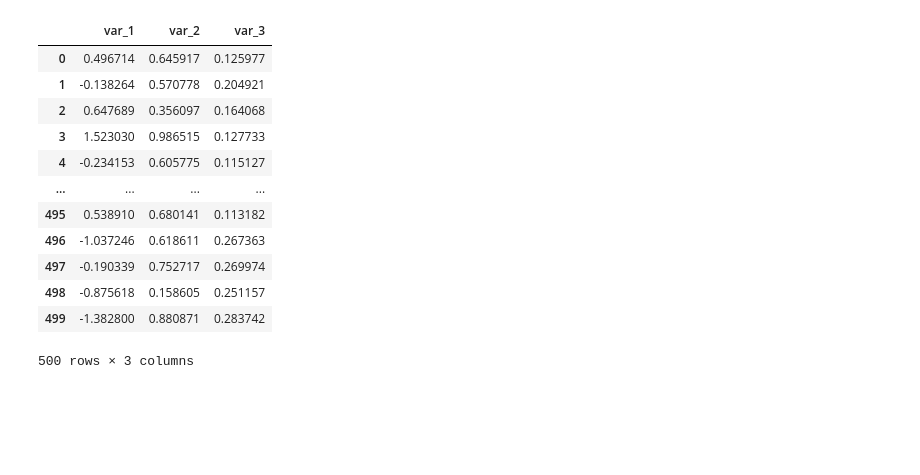
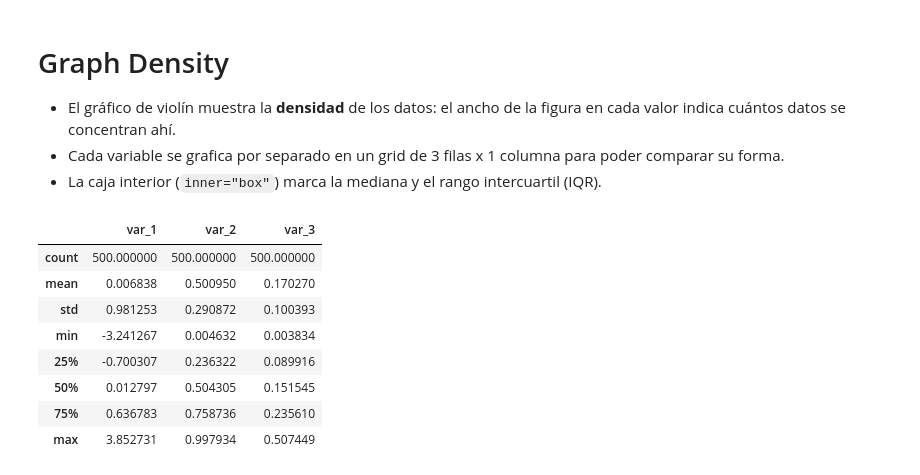
Before and after one commit to jcarloshg/codificando_bits, a Jupyter notebook: estadistica_descriptiva/08.graph-density.ipynb, the cells around one changed output. Drawn from its saved outputs; the diff is of its cells as text; code cells hidden in the pictures; blank space fills up the shorter version.

```diff
--- a/estadistica_descriptiva/08.graph-density.ipynb
+++ b/estadistica_descriptiva/08.graph-density.ipynb
@@ -1,19 +1,23 @@
+# %% [markdown]
+# Graph Density
+
+- El gráfico de violín muestra la **densidad** de los datos: el ancho de la figura en cada valor indica cuántos datos se concentran ahí.
+- Cada variable se grafica por separado en un grid de 3 filas x 1 columna para poder comparar su forma.
+- La caja interior (`inner="box"`) marca la mediana y el rango intercuartil (IQR).
 # %%
 import pandas as pd
+import seaborn as sns
+import matplotlib.pyplot as plt
 
 df = pd.read_csv("data/data-histogramas.csv")
-df
+df.describe()
 # %% [output]
 |  | var_1 | var_2 | var_3 |
-| 0 | 0.496714 | 0.645917 | 0.125977 |
-| 1 | -0.138264 | 0.570778 | 0.204921 |
-| 2 | 0.647689 | 0.356097 | 0.164068 |
-| 3 | 1.523030 | 0.986515 | 0.127733 |
-| 4 | -0.234153 | 0.605775 | 0.115127 |
-| ... | ... | ... | ... |
-| 495 | 0.538910 | 0.680141 | 0.113182 |
-| 496 | -1.037246 | 0.618611 | 0.267363 |
-| 497 | -0.190339 | 0.752717 | 0.269974 |
-| 498 | -0.875618 | 0.158605 | 0.251157 |
-| 499 | -1.382800 | 0.880871 | 0.283742 |
+| count | 500.000000 | 500.000000 | 500.000000 |
+| mean | 0.006838 | 0.500950 | 0.170270 |
+| std | 0.981253 | 0.290872 | 0.100393 |
+| min | -3.241267 | 0.004632 | 0.003834 |
+| 25% | -0.700307 | 0.236322 | 0.089916 |
+| 50% | 0.012797 | 0.504305 | 0.151545 |
+| 75% | 0.636783 | 0.758736 | 0.235610 |
+| max | 3.852731 | 0.997934 | 0.507449 |
-500 rows × 3 columns
```
Also changed, not shown: parts of 3 cells of this notebook, 1 other file.
